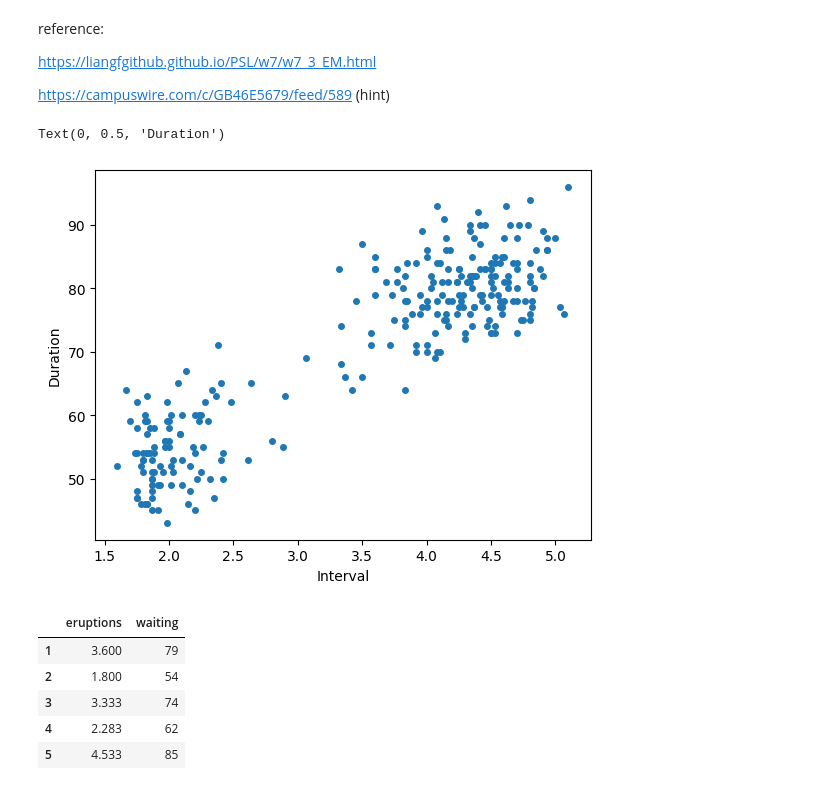
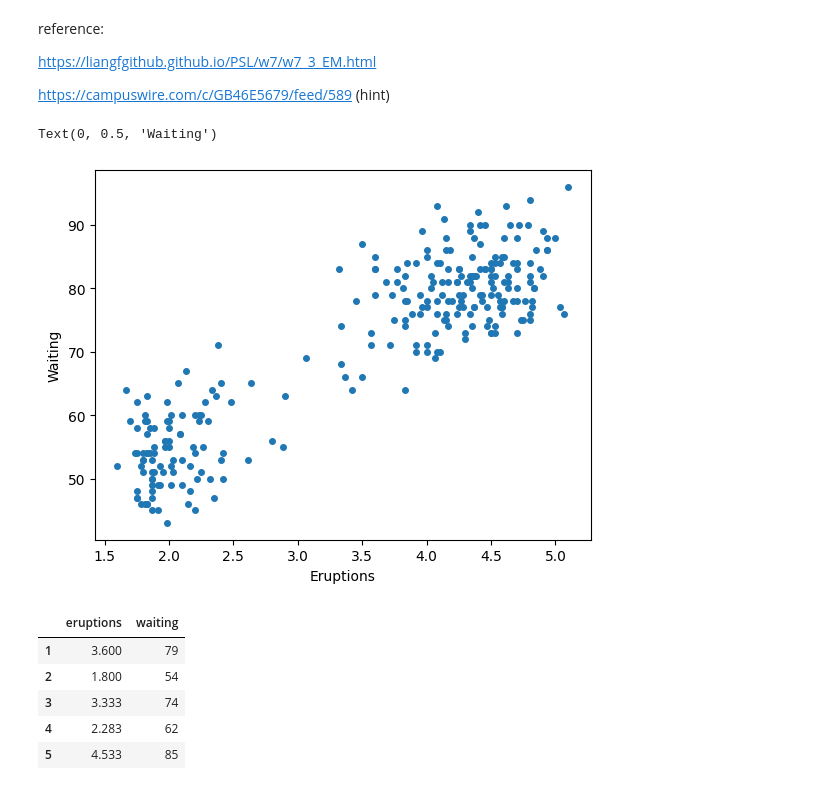
Before and after one commit to zelal-Eizaldeen/project2_Walmart_Price_Prediction, a Jupyter notebook: Assignment_4_3113_zelalae2.ipynb, the cells around one changed output. Saved outputs shown, nothing was run; the diff lists cells and outputs as text; code cells hidden in the pictures.

```diff
--- a/Assignment_4_3113_zelalae2.ipynb
+++ b/Assignment_4_3113_zelalae2.ipynb
@@ -85,11 +85,11 @@ data = pd.read_table('https://liangfgithub.github.io/Data/faithful.dat', sep="\s
 # %%
 #data = pd.read_table(path_to_data+"faithful.dat", sep="\s+", index_col=0)
 plt.scatter(data['eruptions'], data['waiting'], 16)
-plt.xlabel('Interval')
-plt.ylabel('Duration')
+plt.xlabel('Eruptions')
+plt.ylabel('Waiting')
 # %% [output]
-Text(0, 0.5, 'Duration')
+Text(0, 0.5, 'Waiting')
-[figure, old version]
+[figure, new version]
 # %%
 data.head()
 # %% [output]
```
Also changed, not shown: parts of 11 cells of this notebook.
